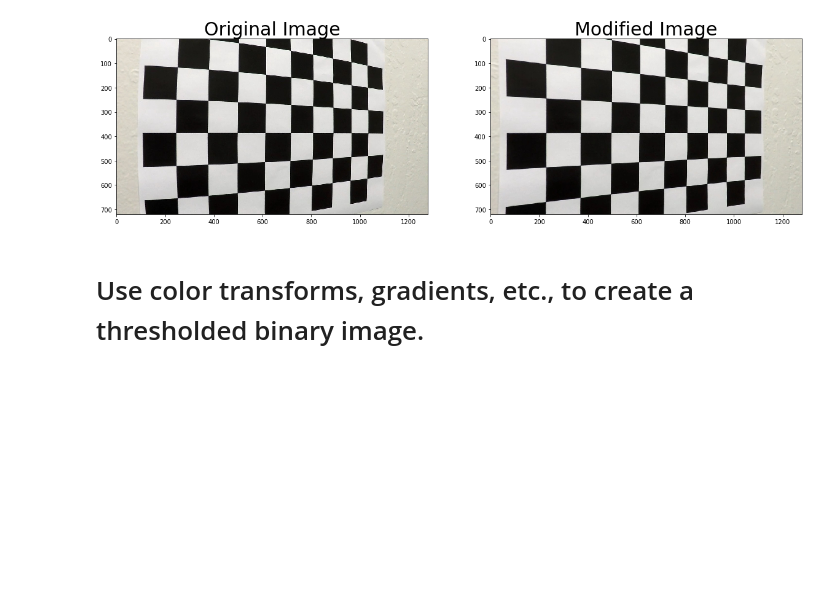
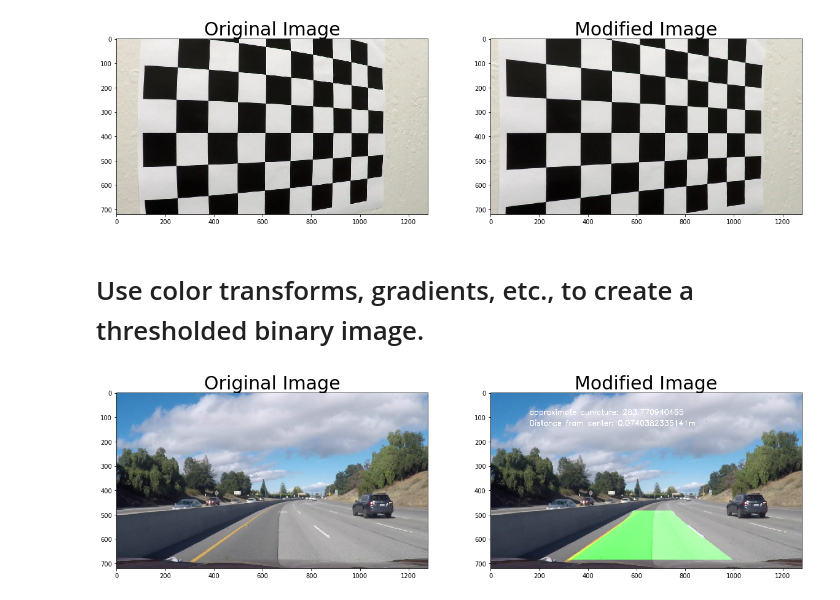
Before and after one commit to julianste/extended-lane-finder, a Jupyter notebook: P2.ipynb, the cells around one changed output. Cells and saved outputs as stored; diff of their text form; code cells hidden in the pictures; blank space fills up the shorter version.

Commit message:
extend pipeline

```diff
--- a/P2.ipynb
+++ b/P2.ipynb
@@ -35,9 +35,15 @@ import os
 
 def plot_two_images(img1, img2, title1 = 'Original Image', title2 = 'Modified Image'):
     f, (ax1, ax2) = plt.subplots(1, 2, figsize=(20,10))
-    ax1.imshow(img1)
+    if (len(img1.shape) == 2):
+        ax1.imshow(img1, cmap='gray')
+    else:
+        ax1.imshow(img1)
     ax1.set_title(title1, fontsize=30)
-    ax2.imshow(img2)
+    if (len(img2.shape) == 2):
+        ax2.imshow(img2, cmap='gray')
+    else:
+        ax2.imshow(img2)
     ax2.set_title(title2, fontsize=30)
 
 def read_random_image_from(folder):
@@ -45,6 +51,11 @@ def read_random_image_from(folder):
         folder.append('/')
     file_list = os.listdir(folder)
     return cv2.cvtColor(cv2.imread(folder + file_list[np.random.choice(len(file_list))]), cv2.COLOR_BGR2RGB)
+
+def window_mask(width, height, img_ref, center,level):
+    output = np.zeros_like(img_ref)
+    output[int(img_ref.shape[0]-(level+1)*height):int(img_ref.shape[0]-level*height),max(0,int(center-width/2)):min(int(center+width/2),img_ref.shape[1])] = 1
+    return output
 # %% [markdown]
 ## Compute camera calibration matrix and distortion
 # %%
@@ -96,0 +585,12 @@ for file_name in files:
+# %%
+from PIL import Image
+
+file = 'test_images_output/6.png'
+image = np.asarray(Image.open(file))
+
+lp = ExtendedLaneProcessor()
+
+combined = lp.process_next_image(image)
+plot_two_images(image, combined)
+# %% [output]
+[figure, added]
```
Also changed, not shown: parts of 6 cells of this notebook.
